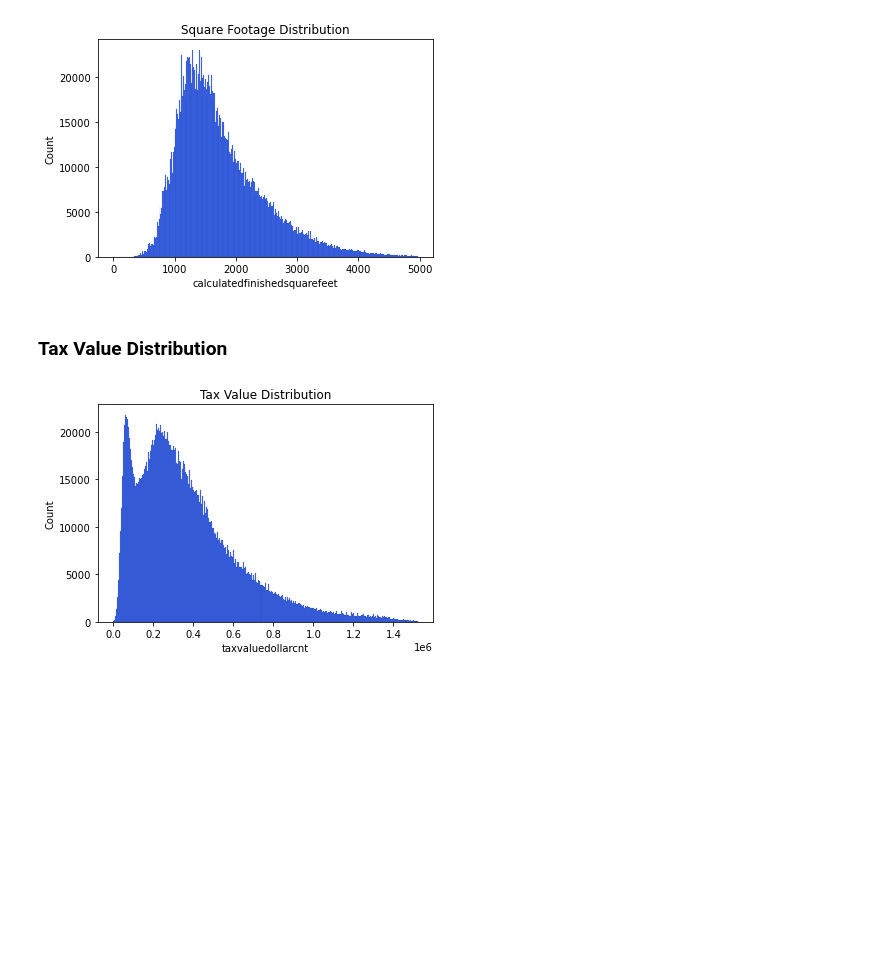
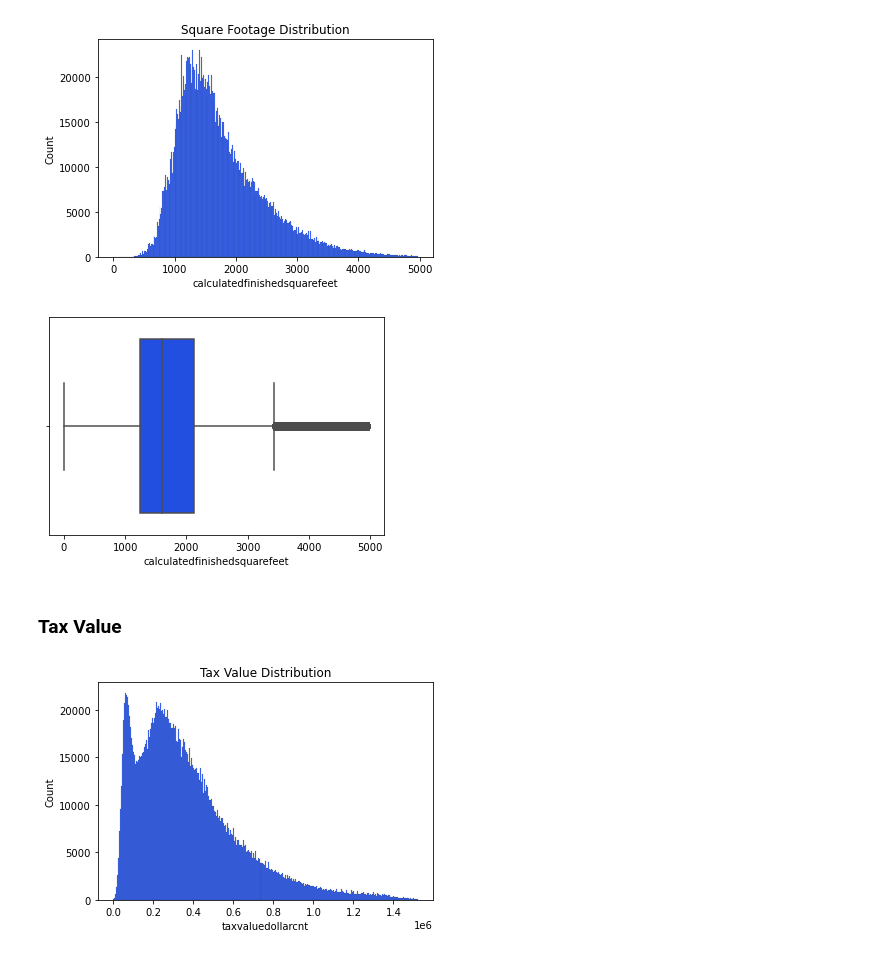
Before and after one commit to malachi-hale/Regression-exercises, a Jupyter notebook: wrangle.ipynb, the cells around one changed output. Saved outputs shown, nothing was run; the diff lists cells and outputs as text; code cells hidden in the pictures; blank space fills up the shorter version.

```diff
--- a/wrangle.ipynb
+++ b/wrangle.ipynb
@@ -283,5 +291,9 @@ square_feet_graph = sns.histplot(data=df, x="calculatedfinishedsquarefeet").set(
 # %% [output]
 [figure]
+# %%
+square_feet_boxplot = sns.boxplot(x=df["calculatedfinishedsquarefeet"])
+# %% [output]
+[figure, added]
 # %% [markdown]
-### Tax Value Distribution
+### Tax Value
 # %%
```
Also changed, not shown: parts of 14 cells of this notebook.
